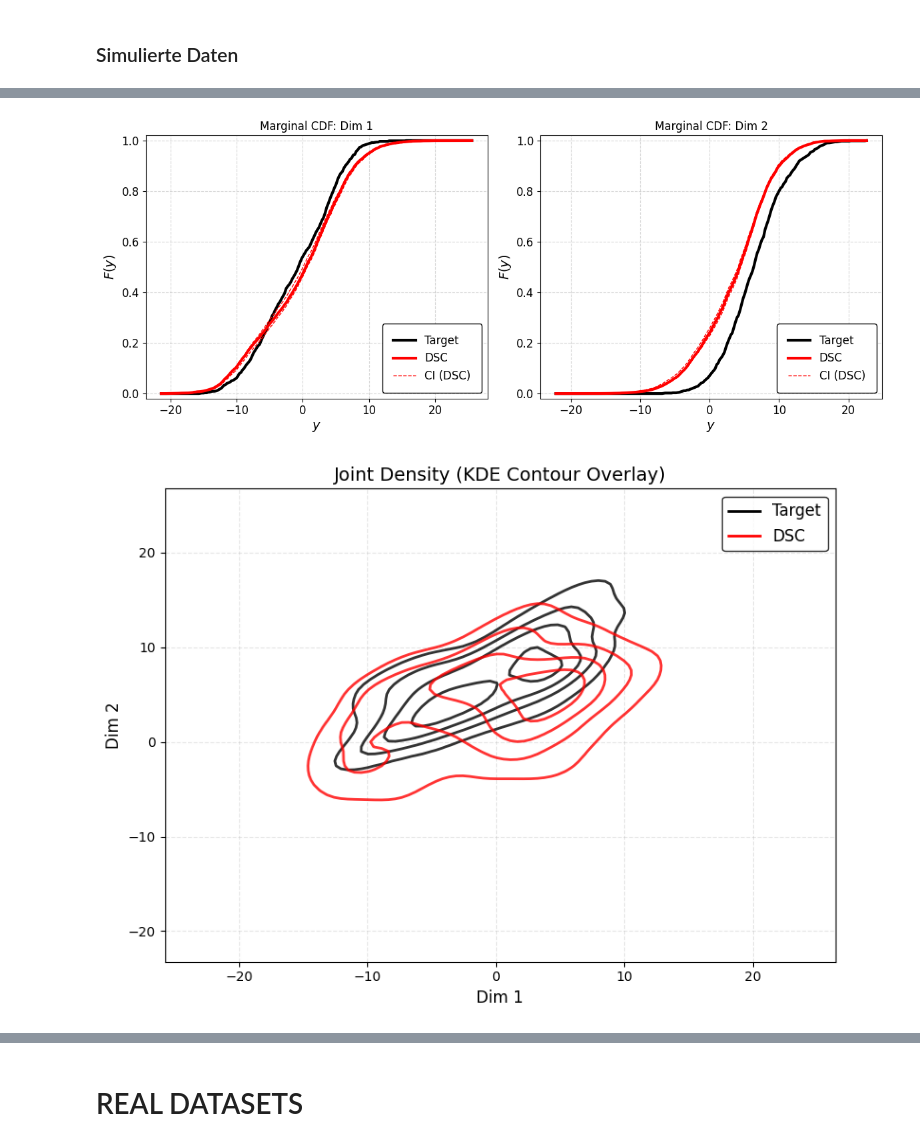
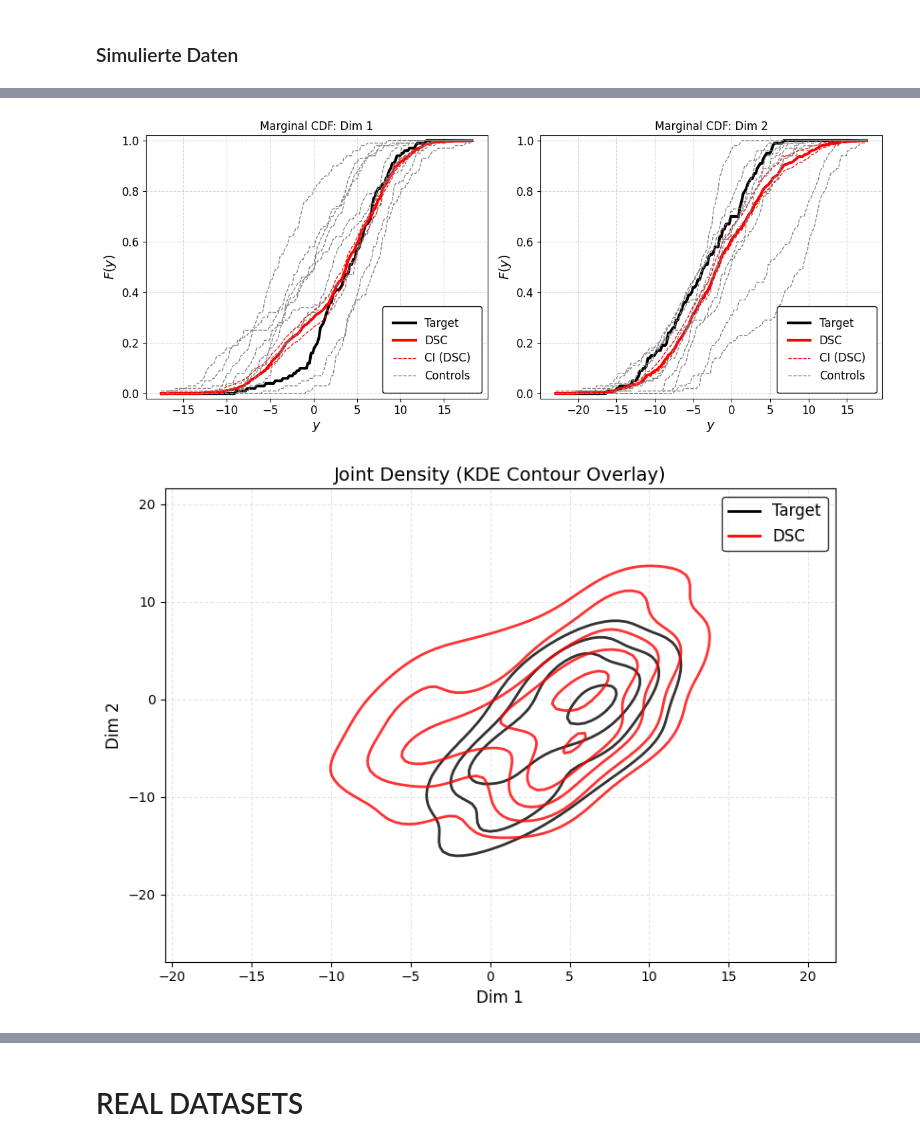
Before and after one commit to alexanderhxs/DiSCos, a Jupyter notebook: python/test_disco.ipynb, the cells around one changed output, grey strips where cells are left out. Saved outputs shown, nothing was run; the diff lists cells and outputs as text; code cells hidden in the pictures.

```diff
--- a/python/test_disco.ipynb
+++ b/python/test_disco.ipynb
@@ -186,4 +186,6 @@ medicaid['STATEFIP'].value_counts()
 ### Simulierte Daten
 # %%
 # Super realistische Schwankungen (nahe der vorgegebenen Baseline)
-test_df = get_contunious_data(1000, 10, dim=2, base_corr=0.6, corr_drift=0.6)
+test_df = get_contunious_data(100, 10, dim=2, base_corr=0.6, corr_drift=0.6)
+
+test_df['time_col'] = test_df['time_col'].replace({9998:9990})
@@ -192,21 +192,21 @@ from utils import sample_counterfactual_distribution
 # %%
-fit_2D_sw = DiSCo(
+fit_2D_energy = DiSCo(
     df=test_df,
     id_col='id_col',
     time_col='time_col',
     y_col=['y_col_1', 'y_col_2'],
     id_col_target='0',     # Spalte '0' als Treatment
     t0=9999,             # Post-treatment ab Jahr 9999 (also 9998 ist pre-treatment)
-    M=100,              # Monte Carlo Draws
+    M=1000,              # Monte Carlo Draws
     G=10,
     B=50,                            # Grid Size
     num_cores=1,        # Alle CPU-Kerne für maximalen Speed nutzen
     simplex=True,        # Entspricht den Parametern in der Vignette
-    CI=False,
+    CI=True,
     perm=False,
     seed=None,
     mixture=False,
-    method='sliced',
+    method='energy',
     #n_slices=100
 )
-fit_2D_sw = fit_2D_sw.fit()
+fit_2D_energy = fit_2D_energy.fit()
@@ -243,11 +249,11 @@ dtype: float64
 # %%
-plot_fit_cdf(fit_2D_sw, show_controls=False)
+plot_fit_cdf(fit_2D_energy, show_controls=True)
 # %% [output]
-[figure, old version]
+[figure, new version]
 # %%
-plot_fit_joint_contour(fit_2D_sw)
+plot_fit_joint_contour(fit_2D_energy)
 # %% [output]
-[figure, old version]
+[figure, new version]
 # %%
 fit_2D_sw = DiSCo(
     df=test_df,
```
Also changed, not shown: parts of 9 cells of this notebook, 2 other files.
